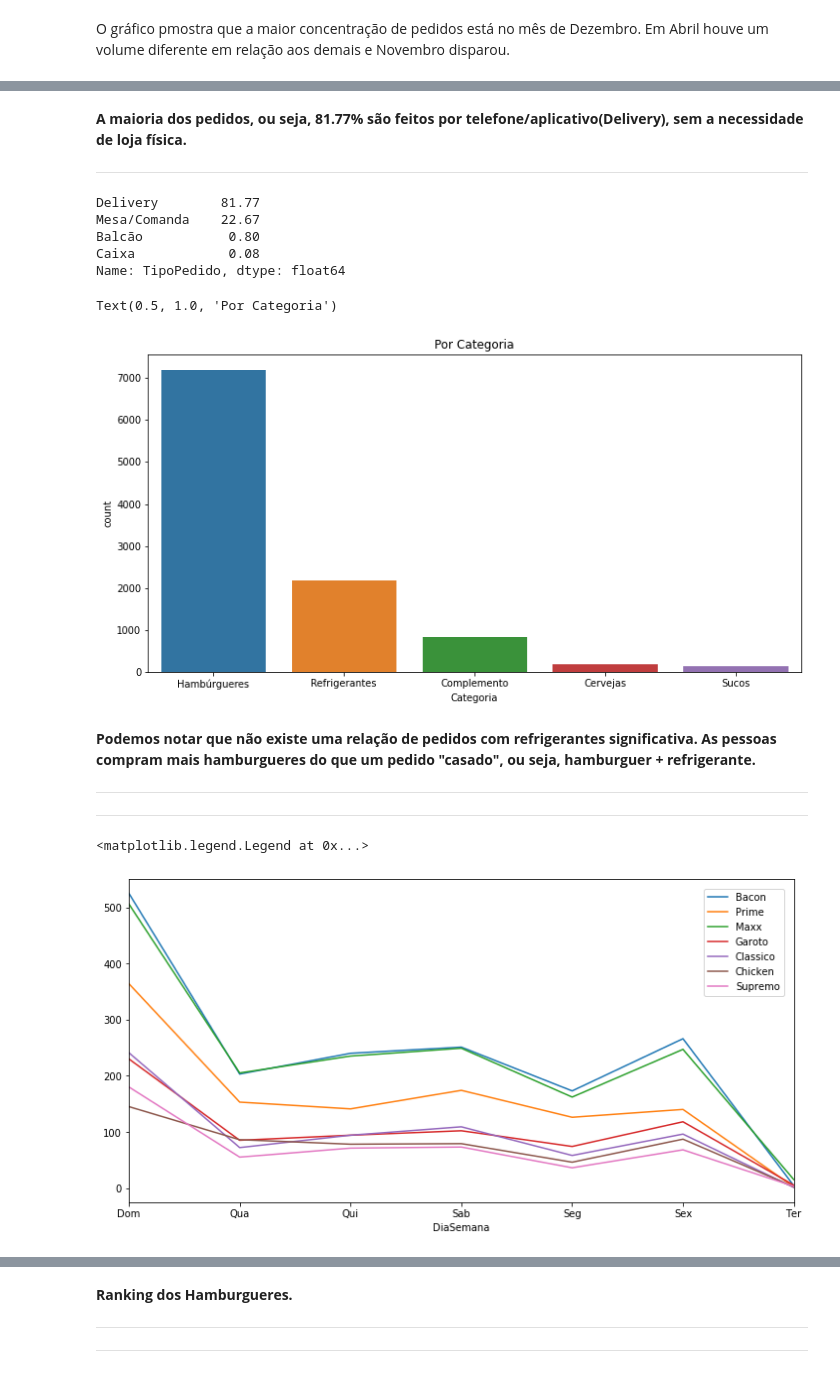
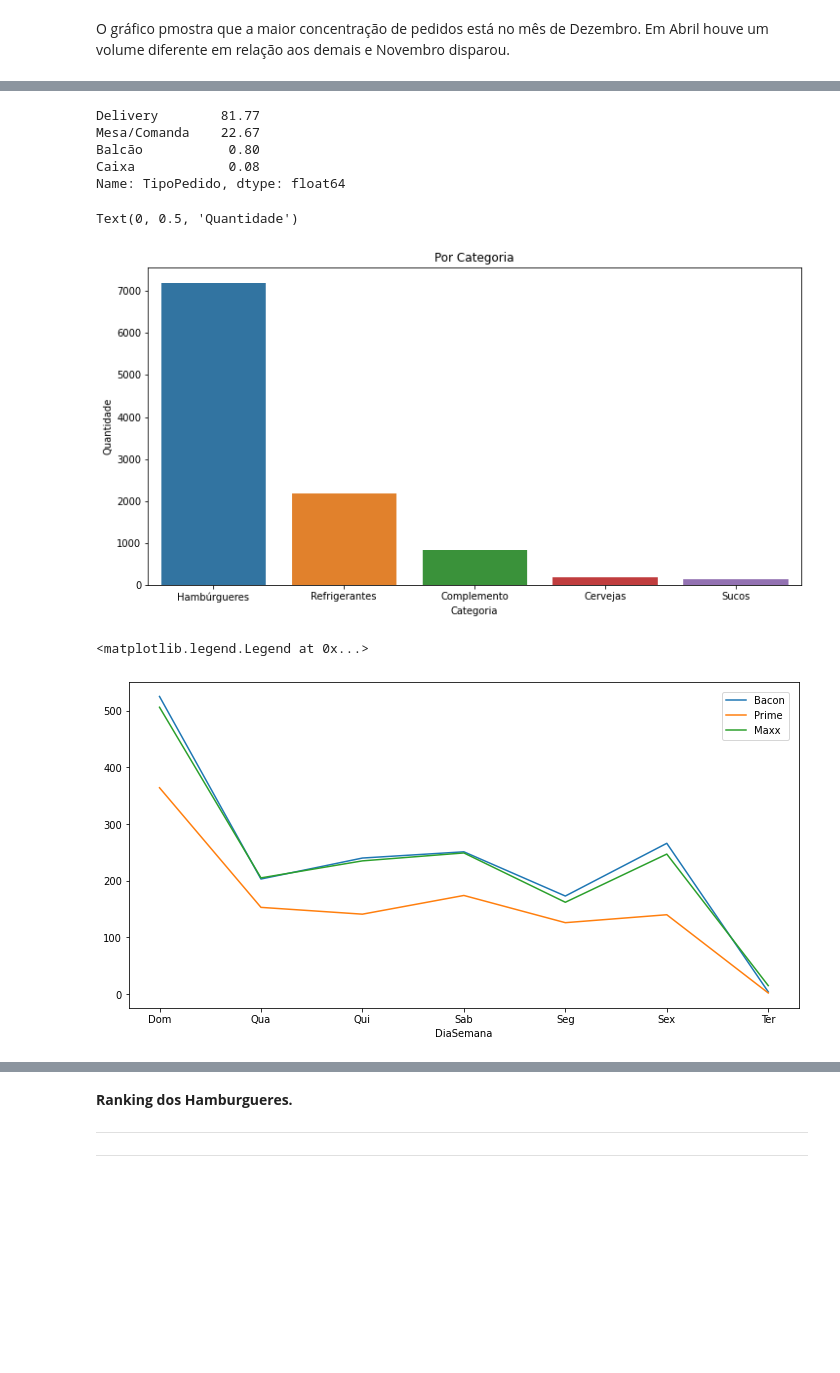
Before and after one commit to andersonkstro/Meu-Portf-lio, a Jupyter notebook: ProjetoHamburgueria.ipynb, the cells around one changed output, grey strips where cells are left out. Saved outputs shown, nothing was run; the diff lists cells and outputs as text; code cells hidden in the pictures; blank space fills up the shorter version.

```diff
--- a/ProjetoHamburgueria.ipynb
+++ b/ProjetoHamburgueria.ipynb
@@ -358,7 +269,7 @@ df["HoraFechamento"] = df["HoraFechPed"].apply(lambda x:dt.time(x.hour, x.minute
 
 df["DiaSemana"] = df["Data"].apply(lambda x: x.dayofweek)
 df["Mes"] = df["Data"].apply(lambda x: x.month)
-df["Hora"] = df["Data"].apply(lambda x: x.hour)
+df["Hora"] = df["Data"].apply(lambda x: dt.time(x.hour))
 # %%
 # Criando um dicionário com os nomes dos dias da semana
 
@@ -454,5 +351 @@ sns.catplot(x="Qtd", col="TipoPedido",
-# %% [markdown]
-**A maioria dos pedidos, ou seja, 81.77% são feitos por telefone/aplicativo(Delivery), sem a necessidade de loja física.**
-
----
 # %%
@@ -467,27 +360,17 @@ Name: TipoPedido, dtype: float64
 plt.figure(figsize=(12,6))
 sns.countplot(x="Categoria", data=df, palette=None)
 plt.title("Por Categoria")
+plt.xlabel("Categoria")
+plt.ylabel("Quantidade")
 # %% [output]
-Text(0.5, 1.0, 'Por Categoria')
+Text(0, 0.5, 'Quantidade')
-[figure, old version]
+[figure, new version]
-# %% [markdown]
-**Podemos notar que não existe uma relação de pedidos com refrigerantes significativa. As pessoas compram mais hamburgueres do que um pedido "casado", ou seja, hamburguer + refrigerante.**
-
----
-
-
-
----
 # %%
 plt.figure(figsize=(12,6))
 df[df['Produto']=='207 +BACON'].groupby('DiaSemana').count()['Categoria'].plot()
 df[df['Produto']=='207 PRIME'].groupby('DiaSemana').count()['Categoria'].plot()
 df[df['Produto']=='207 MAXX'].groupby('DiaSemana').count()['Categoria'].plot()
-df[df['Produto']=="207 GAROTO"].groupby("DiaSemana").count()["Categoria"].plot()
-df[df['Produto']=="207 CLÁSSICO"].groupby("DiaSemana").count()["Categoria"].plot()
-df[df['Produto']=="207 CHICKEN"].groupby("DiaSemana").count()["Categoria"].plot()
-df[df['Produto']=="207 SUPREMO"].groupby("DiaSemana").count()["Categoria"].plot()
-plt.legend(["Bacon", "Prime", "Maxx","Garoto","Classico","Chicken","Supremo"], loc = 0, borderaxespad=1)
+plt.legend(["Bacon", "Prime", "Maxx"], loc = 0, borderaxespad=1)
 # %% [output]
 <matplotlib.legend.Legend at 0x...>
-[figure, old version]
+[figure, new version]
```
Also changed, not shown: parts of 66 cells of this notebook.
